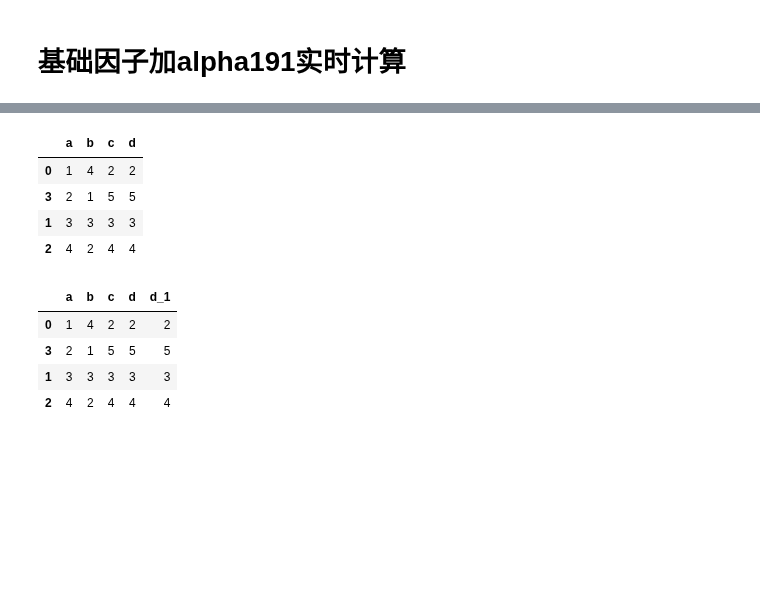
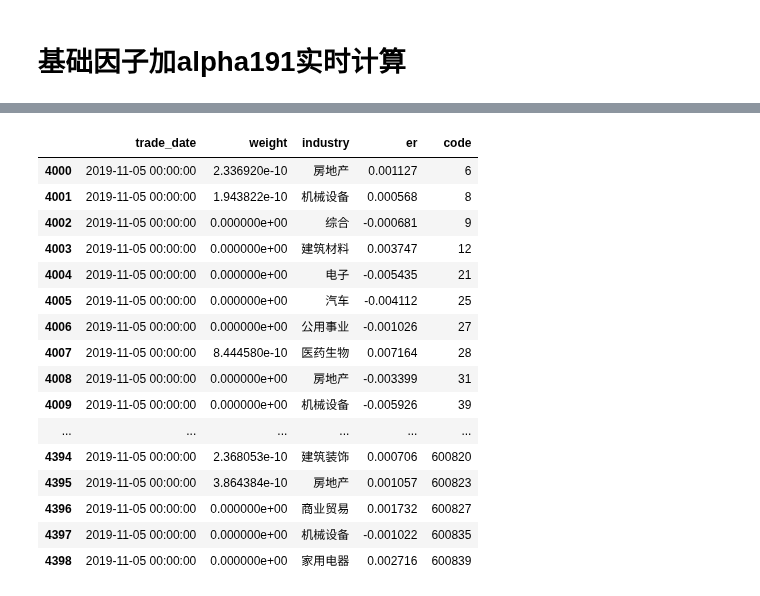
Before and after one commit to STHSF/MultiFactors, a Jupyter notebook: src/stacking/notebooks/run_realtime.ipynb, the cells around one changed output, grey strips where cells are left out. Cells and saved outputs as stored; diff of their text form; code cells hidden in the pictures; blank space fills up the shorter version.

```diff
--- a/src/stacking/notebooks/run_realtime.ipynb
+++ b/src/stacking/notebooks/run_realtime.ipynb
@@ -996,9 +998,0 @@ a = pd.DataFrame({'a':[1,3,4,2], 'b':[4,3,2,1], 'c':[2,3,4,5], 'd':[2,3,4,5]})
-# %%
-b = a.sort_values(by=['a', 'b'], ascending=True)
-b
-# %% [output]
-|  | a | b | c | d |
-| 0 | 1 | 4 | 2 | 2 |
-| 3 | 2 | 1 | 5 | 5 |
-| 1 | 3 | 3 | 3 | 3 |
-| 2 | 4 | 2 | 4 | 4 |
@@ -1007,8 +999,20 @@ b['d_1'] = a[['d']]
-# %%
-b
-# %% [output]
-|  | a | b | c | d | d_1 |
-| 0 | 1 | 4 | 2 | 2 | 2 |
-| 3 | 2 | 1 | 5 | 5 | 5 |
-| 1 | 3 | 3 | 3 | 3 | 3 |
-| 2 | 4 | 2 | 4 | 4 | 4 |
+# %%
+data[data['trade_date']==str(ref_date)]
+# %% [output]
+|  | trade_date | weight | industry | er | code |
+| 4000 | 2019-11-05 00:00:00 | 2.336920e-10 | 房地产 | 0.001127 | 6 |
+| 4001 | 2019-11-05 00:00:00 | 1.943822e-10 | 机械设备 | 0.000568 | 8 |
+| 4002 | 2019-11-05 00:00:00 | 0.000000e+00 | 综合 | -0.000681 | 9 |
+| 4003 | 2019-11-05 00:00:00 | 0.000000e+00 | 建筑材料 | 0.003747 | 12 |
+| 4004 | 2019-11-05 00:00:00 | 0.000000e+00 | 电子 | -0.005435 | 21 |
+| 4005 | 2019-11-05 00:00:00 | 0.000000e+00 | 汽车 | -0.004112 | 25 |
+| 4006 | 2019-11-05 00:00:00 | 0.000000e+00 | 公用事业 | -0.001026 | 27 |
+| 4007 | 2019-11-05 00:00:00 | 8.444580e-10 | 医药生物 | 0.007164 | 28 |
+| 4008 | 2019-11-05 00:00:00 | 0.000000e+00 | 房地产 | -0.003399 | 31 |
+| 4009 | 2019-11-05 00:00:00 | 0.000000e+00 | 机械设备 | -0.005926 | 39 |
+| ... | ... | ... | ... | ... | ... |
+| 4394 | 2019-11-05 00:00:00 | 2.368053e-10 | 建筑装饰 | 0.000706 | 600820 |
+| 4395 | 2019-11-05 00:00:00 | 3.864384e-10 | 房地产 | 0.001057 | 600823 |
+| 4396 | 2019-11-05 00:00:00 | 0.000000e+00 | 商业贸易 | 0.001732 | 600827 |
+| 4397 | 2019-11-05 00:00:00 | 0.000000e+00 | 机械设备 | -0.001022 | 600835 |
+| 4398 | 2019-11-05 00:00:00 | 0.000000e+00 | 家用电器 | 0.002716 | 600839 |
```
Also changed, not shown: parts of 12 cells of this notebook.
